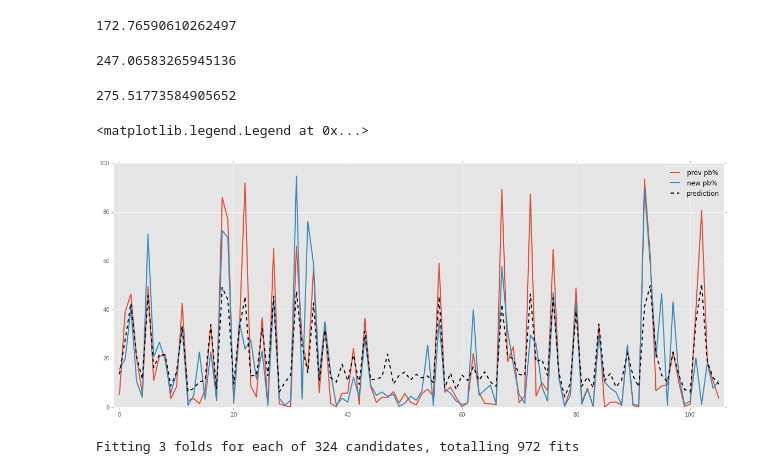
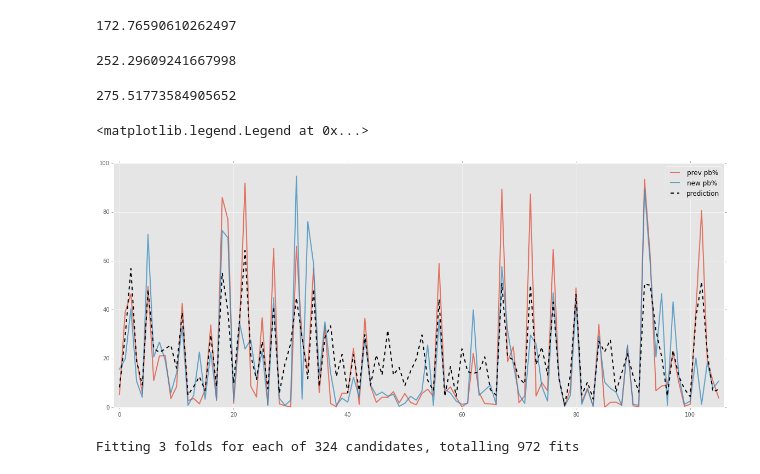
Before and after one commit to shime-saba/moba_balance_prediction, a Jupyter notebook: notebooks/model_building.ipynb, the cells around one changed output. Saved outputs shown, nothing was run; the diff lists cells and outputs as text; code cells hidden in the pictures.

```diff
--- a/notebooks/model_building.ipynb
+++ b/notebooks/model_building.ipynb
@@ -444,24 +441,24 @@ df_no_686 = pd.concat(patch_draft_dfs, keys=None)
 df_train = df_no_686.copy()
 df_train.drop(['hero', 'patch', 'text', 'text_no_abi', 'predictions', 'ratios', 'pick%',
               'ban%', 'times_pb', 'prev_patch_allies', 'prev_patch_counters', 'avg_pred'], axis=1, inplace=True)
-df_train['prev_patch_pb%'] = df_test['prev_patch_pb%'].fillna(0)
-df_train['prev_patch_winrate'] = df_test['prev_patch_winrate'].fillna(0)
+df_train['prev_patch_pb%'] = df_train['prev_patch_pb%'].fillna(0)
+df_train['prev_patch_winrate'] = df_train['prev_patch_winrate'].fillna(0)
 y_train = df_train.pop('pb%').values
 X_train = df_train.values
 # %%
 df_test = df_686.copy()
-df_test.drop(['hero', 'patch', 'text', 'text_no_abi', 'predictions', 'ratios', 'pick%',
+df_test.drop(['patch', 'text', 'text_no_abi', 'predictions', 'ratios', 'pick%',
               'ban%', 'times_pb', 'prev_patch_allies', 'prev_patch_counters', 'avg_pred'], axis=1, inplace=True)
 df_test['prev_patch_pb%'] = df_test['prev_patch_pb%'].fillna(0)
 df_test['prev_patch_winrate'] = df_test['prev_patch_winrate'].fillna(0)
 y_test = df_test.pop('pb%').values
-X_test = df_test.values
+X_test = df_test.drop('hero', axis=1).values
 # %%
 rf = RandomForestRegressor(n_estimators=100, n_jobs=-1, random_state=0)
 rf.fit(X_train, y_train)
 mean_squared_error(y_test, rf.predict(X_test))
 # %% [output]
-247.06583265945136
+252.29609241667998
 # %%
 mean_squared_error(y_test, df_test['prev_patch_pb%'].values)
 # %% [output]
@@ -469,13 +466,13 @@ mean_squared_error(y_test, df_test['prev_patch_pb%'].values)
 # %%
 plt.figure(figsize=(20, 8))
 plt.xlim(-1, len(y_test))
-plt.plot(range(len(y_test)), df_test['prev_patch_pb%'].values, linewidth=2, label="prev pb%")
-plt.plot(range(len(y_test)), y_test, linewidth=2, label='new pb%')
+plt.plot(range(len(y_test)), df_test['prev_patch_pb%'].values, linewidth=2, label="prev pb%", alpha=0.75)
+plt.plot(range(len(y_test)), y_test, linewidth=2, label='new pb%', alpha=0.75)
 plt.plot(range(len(y_test)), rf.predict(X_test), '--', linewidth=2, color='black', label='prediction')
 plt.legend()
 # %% [output]
 <matplotlib.legend.Legend at 0x...>
-[figure, old version]
+[figure, new version]
 # %%
 rf_grid = {'max_depth': [3, None],
            'max_features': [5, 7, 10, 12],
```
Also changed, not shown: parts of 60 cells of this notebook, 6 other files.
